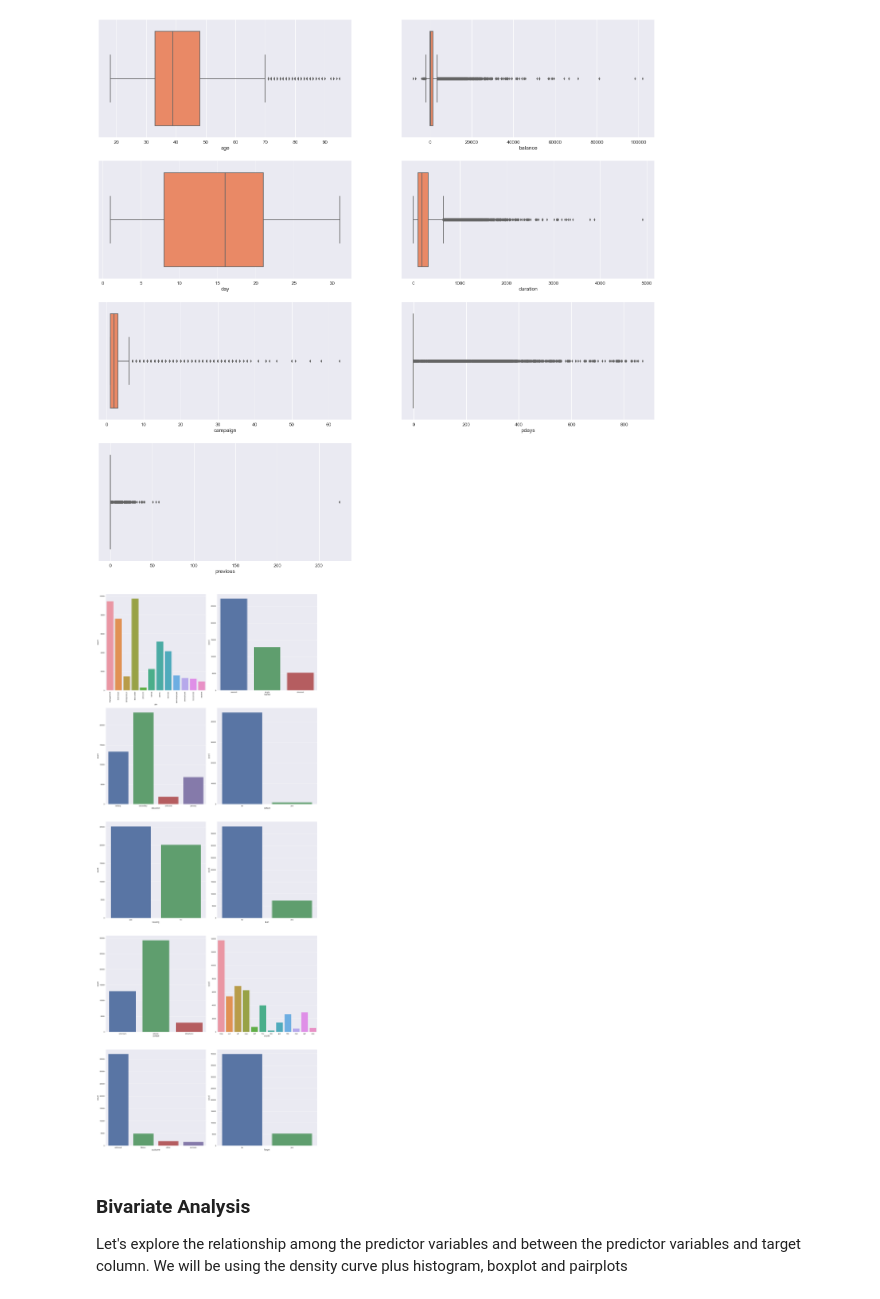
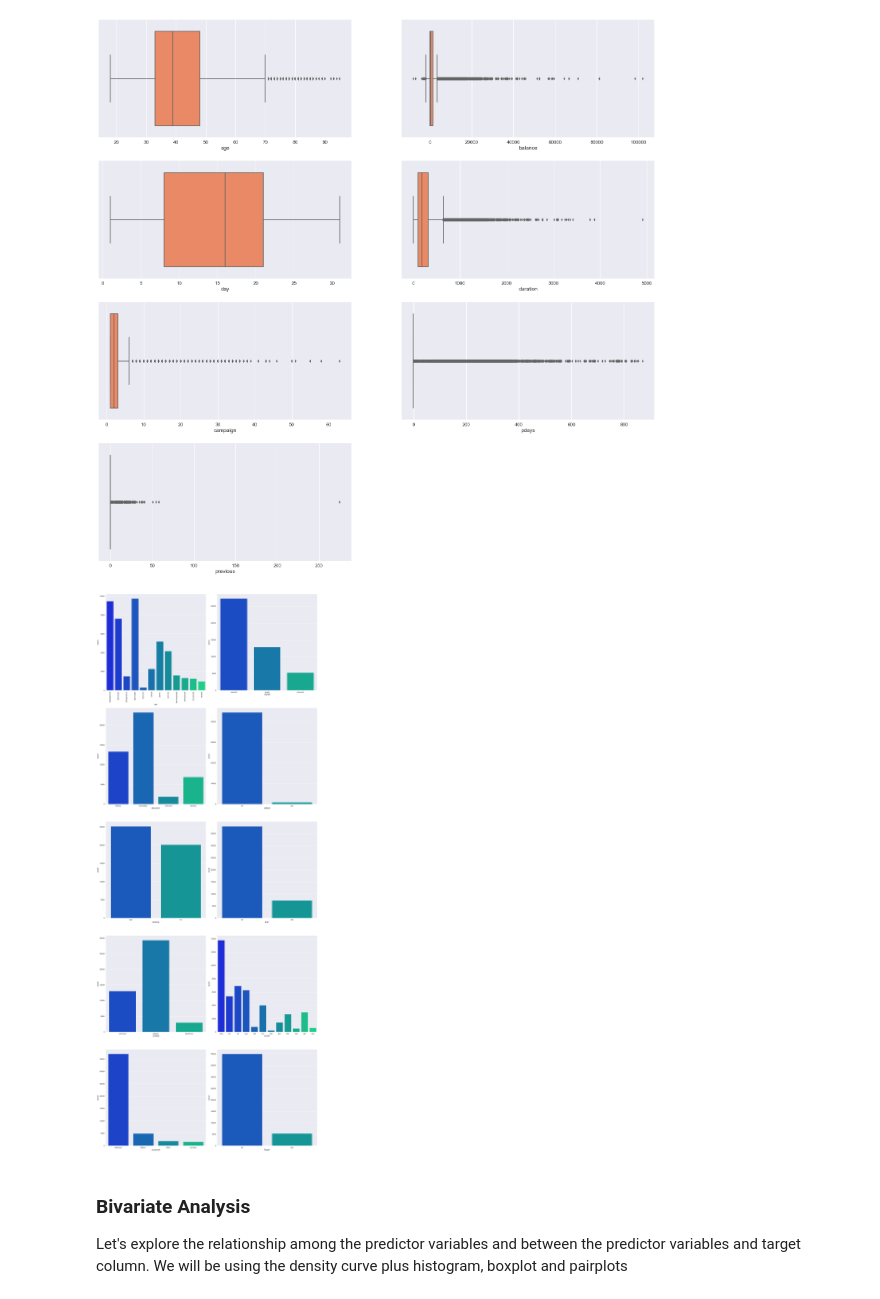
Before and after one commit to theakshaydas/PGP-AIML, a Jupyter notebook: CaseStudies/06-EnsembleMethod-TermDepositSale/Ensemble Methods - Term Deposit Sale.ipynb, the cells around one changed output. Saved outputs shown, nothing was run; the diff lists cells and outputs as text; code cells hidden in the pictures.

```diff
--- a/CaseStudies/06-EnsembleMethod-TermDepositSale/Ensemble Methods - Term Deposit Sale.ipynb
+++ b/CaseStudies/06-EnsembleMethod-TermDepositSale/Ensemble Methods - Term Deposit Sale.ipynb
@@ -270,16 +270,16 @@ for col in numeric_cols:
 # %%
 # Check the frequency inside each categorical features
 plt.figure(figsize=(20,50))
 index = 1
 for col in categ_cols:
     plt.subplot(round(len(categ_cols) / 2), 2, index)
-    sns.countplot(col, data=tds)
+    sns.countplot(col, data=tds, palette='winter')
     if col == 'job':
         plt.xticks(rotation='vertical')
     index += 1
 plt.tight_layout()
 # %% [output]
-[figure, old version]
+[figure, new version]
 # %% [markdown]
 ### Bivariate Analysis
 Let's explore the relationship among the predictor variables and between the predictor variables and target column. We will be using the density curve plus histogram, boxplot and pairplots
```
Also changed, not shown: parts of 29 cells of this notebook, 1 other file.
